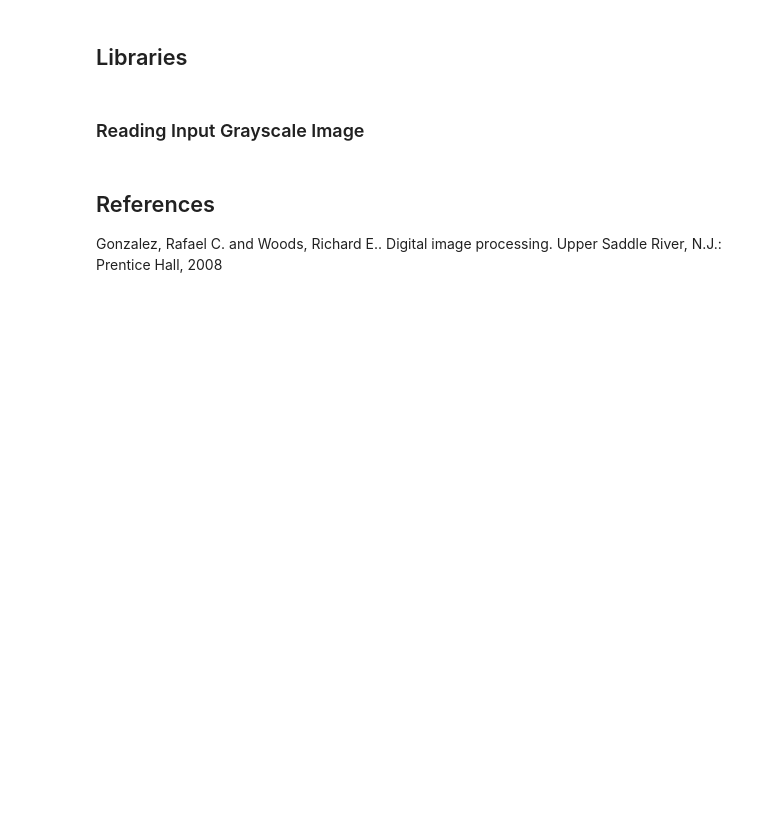
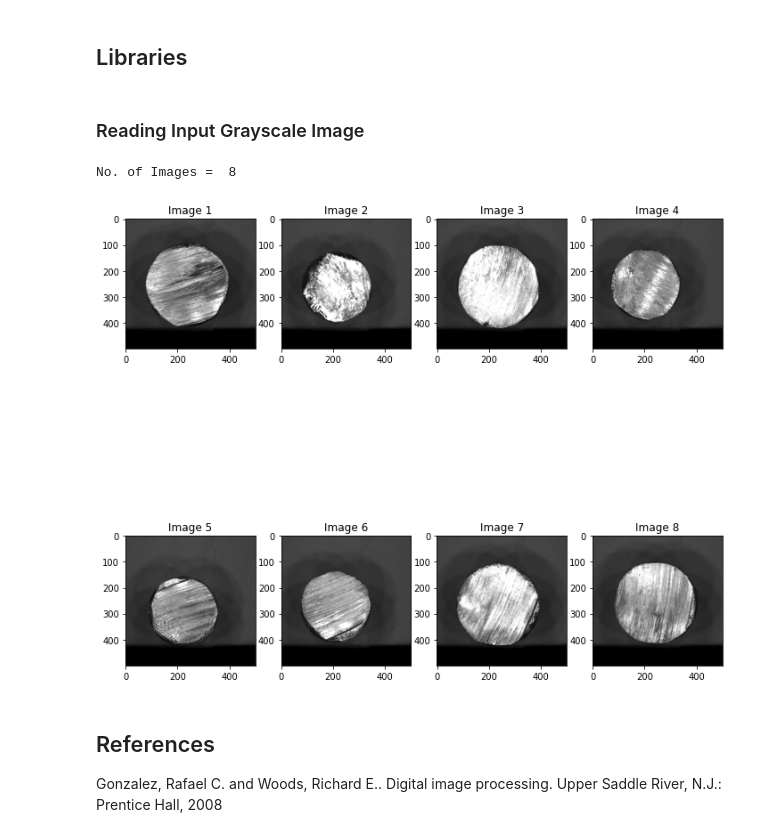
Before and after one commit to rad-mit/CS5102-Digital-Image-Processing-Project, a Jupyter notebook: Project/DIP_Project.ipynb, the cells around one changed output. Saved outputs shown, nothing was run; the diff lists cells and outputs as text; code cells hidden in the pictures; blank space fills up the shorter version.

Commit message:
Cropping Images

```diff
--- a/Project/DIP_Project.ipynb
+++ b/Project/DIP_Project.ipynb
@@ -42,3 +27,40 @@ plt.show()
+# %%
+#Reading input image
+#Input list of images from path
+
+#images = [cv2.imread(file,0) for file in glob.glob("/home/yash/files/git/CS5102-Digital-Image-Processing-Courseworks/Project/dataset/*.BMP")]
+images = [Image.open(file) for file in glob.glob("/home/yash/files/git/CS5102-Digital-Image-Processing-Courseworks/Project/dataset/*.BMP")]
+print("No. of Images = ", len(images))
+
+gray_images=[]
+new_width=500
+new_height=500
+
+plt.rcParams["figure.figsize"]=12,12
+for i in range(len(images)):
+    im=images[i]
+    width, height = im.size  # Get dimensions
+
+    left = (width - new_width)/2
+    top = (height - new_height)/2
+    right = (width + new_width)/2
+    bottom = (height + new_height)/2
+
+    # Crop the center of the image
+    im = im.crop((left, top, right, bottom))
+    im=ImageOps.grayscale(im)
+    im=np.array(im)
+    gray_images.append(im)
+
+
+for i in range(len(gray_images)):
+    plt.subplot(2,4,i+1)
+    plt.title("Image "+str(i+1))
+    plt.imshow(gray_images[i],cmap='gray')
+plt.show()
+# %% [output]
+No. of Images =  8
+[figure, added]
 # %% [markdown]
 ## References
 
```
Also changed, not shown: parts of 2 cells of this notebook, 2 other files.
